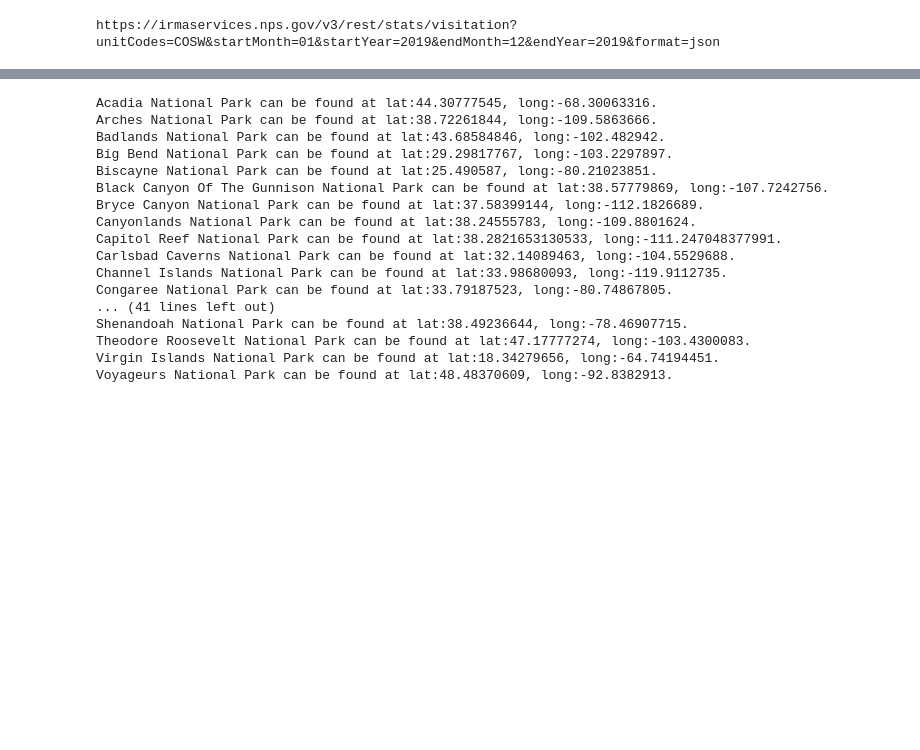
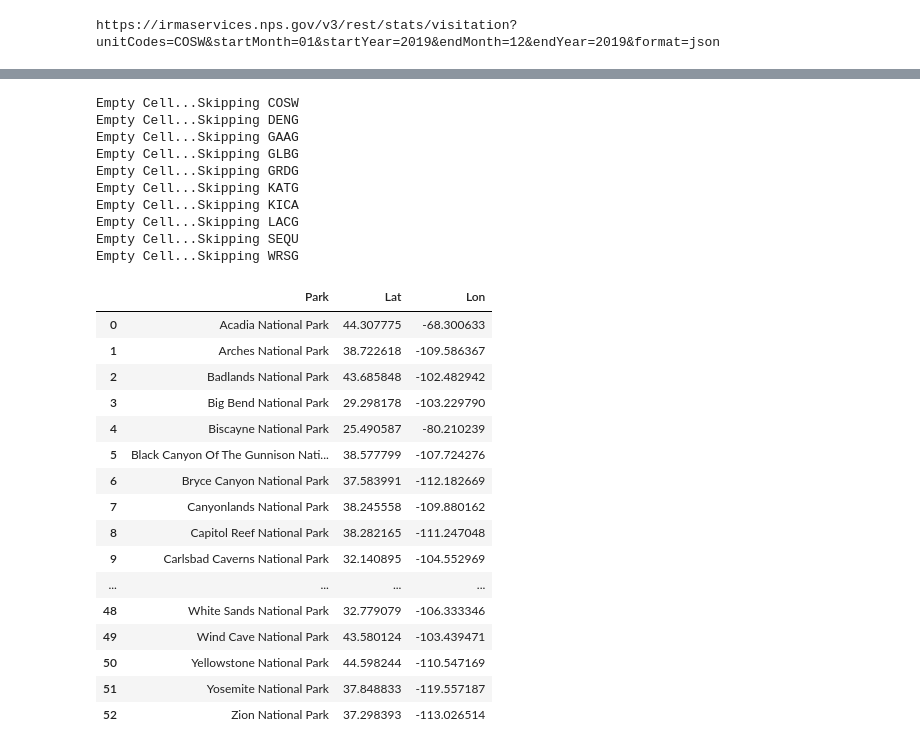
Before and after one commit to Eng-Hisham991/National_Park_Analysis, a Jupyter notebook: censusTry.ipynb, the cells around one changed output, grey strips where cells are left out. Saved outputs shown, nothing was run; the diff lists cells and outputs as text; code cells hidden in the pictures; blank space fills up the shorter version.

Commit message:
Made Park Lat Lon dataframe

```diff
--- a/censusTry.ipynb
+++ b/censusTry.ipynb
@@ -288,0 +291,12 @@ https://irmaservices.nps.gov/v3/rest/stats/visitation?unitCodes=COSW&startMonth=
+# %%
+def convert_lat_lon(latlon):
+    latlon = (data["data"][0]["latLong"])
+
+    lat,lon = latlon.split(", ")
+
+    l, lat=lat.split(':')
+    l, lon=lon.split(':')
+
+    lat = float(lat)
+    lon = float(lon)
+    return([lat, lon])
@@ -289,30 +311,45 @@ https://irmaservices.nps.gov/v3/rest/stats/visitation?unitCodes=COSW&startMonth=
 # %%
 from api_keys import nps_key
 parks_key = nps_key #NOTE NEED A KEY
-
+latlon=[]
 for park in np_df['UnitCode']:
     url = f"https://developer.nps.gov/api/v1/parks?parkCode={park}&api_key={nps_key}"
     try:
         data = requests.get(url).json()
         # Prepare and execute output
-        print(data["data"][0]["fullName"] + " can be found at " + data["data"][0]["latLong"] + ".")
+        # print(data["data"][0]["fullName"] + " can be found at " + data["data"][0]["latLong"] + ".")
+        ll = convert_lat_lon(data["data"][0]["latLong"])
+        latlon.append([data["data"][0]["fullName"], ll[0], ll[1]])
     except:
         print(f"Empty Cell...Skipping {park}")
+
+park_lat_lon_df = pd.DataFrame(latlon, columns = ['Park', 'Lat', 'Lon'])
+park_lat_lon_df
 # %% [output]
-Acadia National Park can be found at lat:44.30777545, long:-68.30063316.
-Arches National Park can be found at lat:38.72261844, long:-109.5863666.
-Badlands National Park can be found at lat:43.68584846, long:-102.482942.
-Big Bend National Park can be found at lat:29.29817767, long:-103.2297897.
-Biscayne National Park can be found at lat:25.490587, long:-80.21023851.
-Black Canyon Of The Gunnison National Park can be found at lat:38.57779869, long:-107.7242756.
-Bryce Canyon National Park can be found at lat:37.58399144, long:-112.1826689.
-Canyonlands National Park can be found at lat:38.24555783, long:-109.8801624.
-Capitol Reef National Park can be found at lat:38.2821653130533, long:-111.247048377991.
-Carlsbad Caverns National Park can be found at lat:32.14089463, long:-104.5529688.
-Channel Islands National Park can be found at lat:33.98680093, long:-119.9112735.
-Congaree National Park can be found at lat:33.79187523, long:-80.74867805.
-... (41 lines left out)
-Shenandoah National Park can be found at lat:38.49236644, long:-78.46907715.
-Theodore Roosevelt National Park can be found at lat:47.17777274, long:-103.4300083.
-Virgin Islands National Park can be found at lat:18.34279656, long:-64.74194451.
-Voyageurs National Park can be found at lat:48.48370609, long:-92.8382913.
+Empty Cell...Skipping COSW
+Empty Cell...Skipping DENG
+Empty Cell...Skipping GAAG
+Empty Cell...Skipping GLBG
+Empty Cell...Skipping GRDG
+Empty Cell...Skipping KATG
+Empty Cell...Skipping KICA
+Empty Cell...Skipping LACG
+Empty Cell...Skipping SEQU
+Empty Cell...Skipping WRSG
+|  | Park | Lat | Lon |
+| 0 | Acadia National Park | 44.307775 | -68.300633 |
+| 1 | Arches National Park | 38.722618 | -109.586367 |
+| 2 | Badlands National Park | 43.685848 | -102.482942 |
+| 3 | Big Bend National Park | 29.298178 | -103.229790 |
+| 4 | Biscayne National Park | 25.490587 | -80.210239 |
+| 5 | Black Canyon Of The Gunnison Nati... | 38.577799 | -107.724276 |
+| 6 | Bryce Canyon National Park | 37.583991 | -112.182669 |
+| 7 | Canyonlands National Park | 38.245558 | -109.880162 |
+| 8 | Capitol Reef National Park | 38.282165 | -111.247048 |
+| 9 | Carlsbad Caverns National Park | 32.140895 | -104.552969 |
+| ... | ... | ... | ... |
+| 48 | White Sands National Park | 32.779079 | -106.333346 |
+| 49 | Wind Cave National Park | 43.580124 | -103.439471 |
+| 50 | Yellowstone National Park | 44.598244 | -110.547169 |
+| 51 | Yosemite National Park | 37.848833 | -119.557187 |
+| 52 | Zion National Park | 37.298393 | -113.026514 |
```
Also changed, not shown: parts of 8 cells of this notebook.
